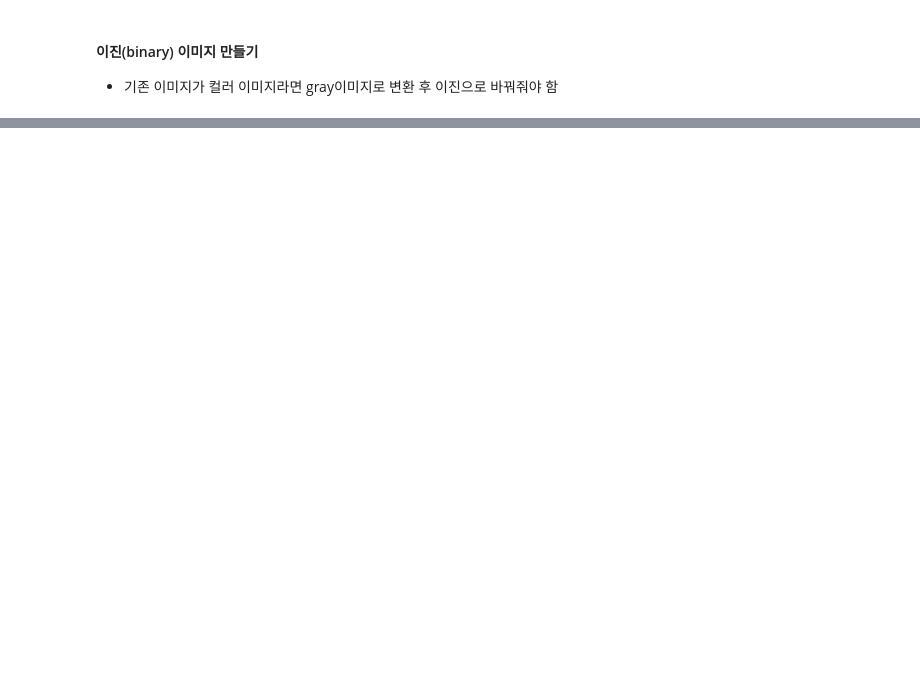
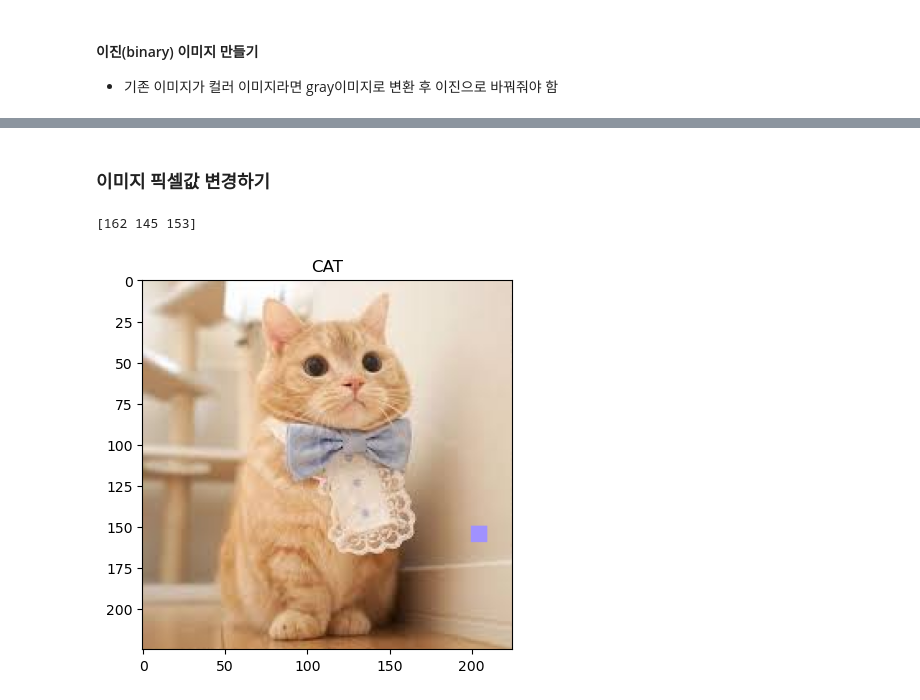
Before and after one commit to wdohoon/wdohoon, a Jupyter notebook: 딥러닝/ex10) 딥러닝 OpenCV_실습_1.ipynb, the cells around one changed output, grey strips where cells are left out. Drawn from its saved outputs; the diff is of its cells as text; code cells hidden in the pictures; blank space fills up the shorter version.

```diff
--- a/딥러닝/ex10) 딥러닝 OpenCV_실습_1.ipynb
+++ b/딥러닝/ex10) 딥러닝 OpenCV_실습_1.ipynb
@@ -152,0 +337,17 @@ array([[0, 0, 0, ..., 0, 0, 0],
+# %% [markdown]
+### 이미지 픽셀값 변경하기
+# %%
+cat = cv2.imread('image/image_cat.JPG')
+cat = cv2.cvtColor(cat, cv2.COLOR_BGR2RGB)
+
+# 픽셀값 하나를 읽어서 RGB로 출력(고양이 리본쪽)
+print(cat[110,100]) # [세로픽셀, 가로픽셀]
+
+# [세로범위(위-아래), 가로범위(좌-우)]
+cat[150:160, 200:210] = [160, 145, 255] # [R, G, B]
+
+plt.title('CAT')
+plt.imshow(cat);
+# %% [output]
+[162 145 153]
+[figure, added]
```
Also changed, not shown: parts of 40 cells of this notebook.
